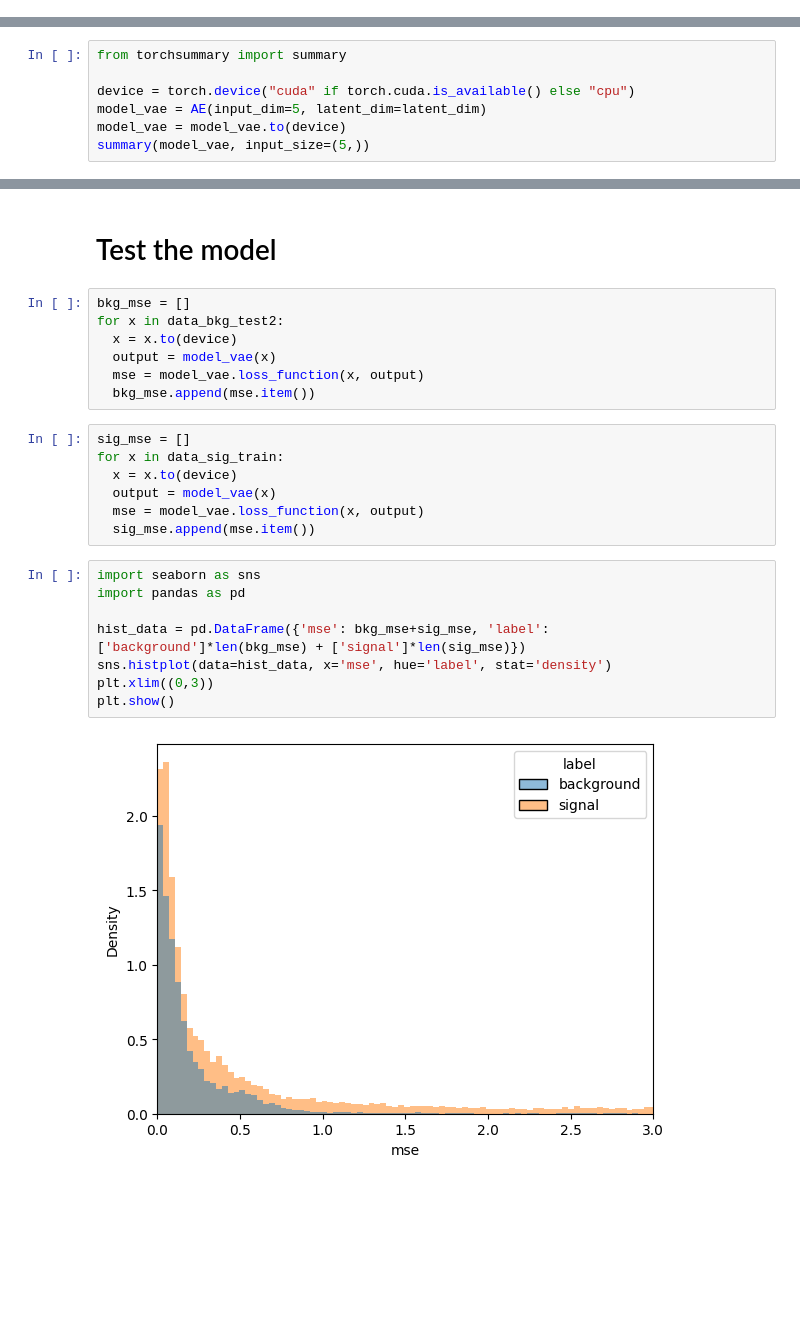
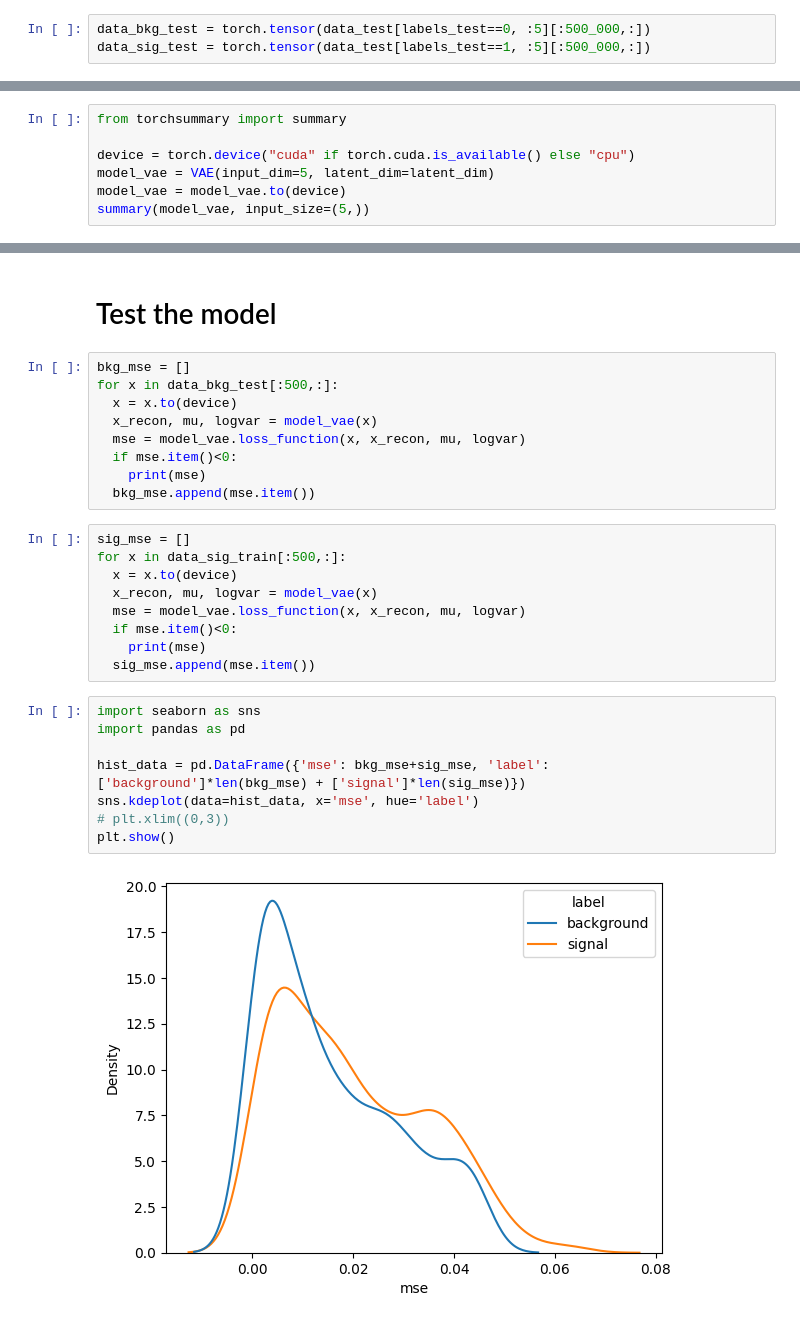
Before and after one commit to beria-kalpelbe/anomaly-detection-in-HEP, a Jupyter notebook: code/vae.ipynb, the cells around one changed output, grey strips where cells are left out. Cells and saved outputs as stored; diff of their text form; blank space fills up the shorter version.

Commit message:
vae training

```diff
--- a/code/vae.ipynb
+++ b/code/vae.ipynb
@@ -124,0 +76,3 @@ Test shape: torch.Size([1000, 5])
+# %%
+data_bkg_test = torch.tensor(data_test[labels_test==0, :5][:500_000,:])
+data_sig_test = torch.tensor(data_test[labels_test==1, :5][:500_000,:])
@@ -203,7 +159,7 @@ class AE(nn.Module):
 from torchsummary import summary
 
 device = torch.device("cuda" if torch.cuda.is_available() else "cpu")
-model_vae = AE(input_dim=5, latent_dim=latent_dim)
+model_vae = VAE(input_dim=5, latent_dim=latent_dim)
 model_vae = model_vae.to(device)
 summary(model_vae, input_size=(5,))
 # %% [output]
@@ -305,25 +267,29 @@ plt.legend()
 # Test the model
 # %%
 bkg_mse = []
-for x in data_bkg_test2:
+for x in data_bkg_test[:500,:]:
   x = x.to(device)
-  output = model_vae(x)
-  mse = model_vae.loss_function(x, output)
+  x_recon, mu, logvar = model_vae(x)
+  mse = model_vae.loss_function(x, x_recon, mu, logvar)
+  if mse.item()<0:
+    print(mse)
   bkg_mse.append(mse.item())
 # %%
 sig_mse = []
-for x in data_sig_train:
+for x in data_sig_train[:500,:]:
   x = x.to(device)
-  output = model_vae(x)
-  mse = model_vae.loss_function(x, output)
+  x_recon, mu, logvar = model_vae(x)
+  mse = model_vae.loss_function(x, x_recon, mu, logvar)
+  if mse.item()<0:
+    print(mse)
   sig_mse.append(mse.item())
 # %%
 import seaborn as sns
 import pandas as pd
 
 hist_data = pd.DataFrame({'mse': bkg_mse+sig_mse, 'label': ['background']*len(bkg_mse) + ['signal']*len(sig_mse)})
-sns.histplot(data=hist_data, x='mse', hue='label', stat='density')
-plt.xlim((0,3))
+sns.kdeplot(data=hist_data, x='mse', hue='label')
+# plt.xlim((0,3))
 plt.show()
 # %% [output]
-[figure, old version]
+[figure, new version]
```
Also changed, not shown: parts of 24 cells of this notebook.
